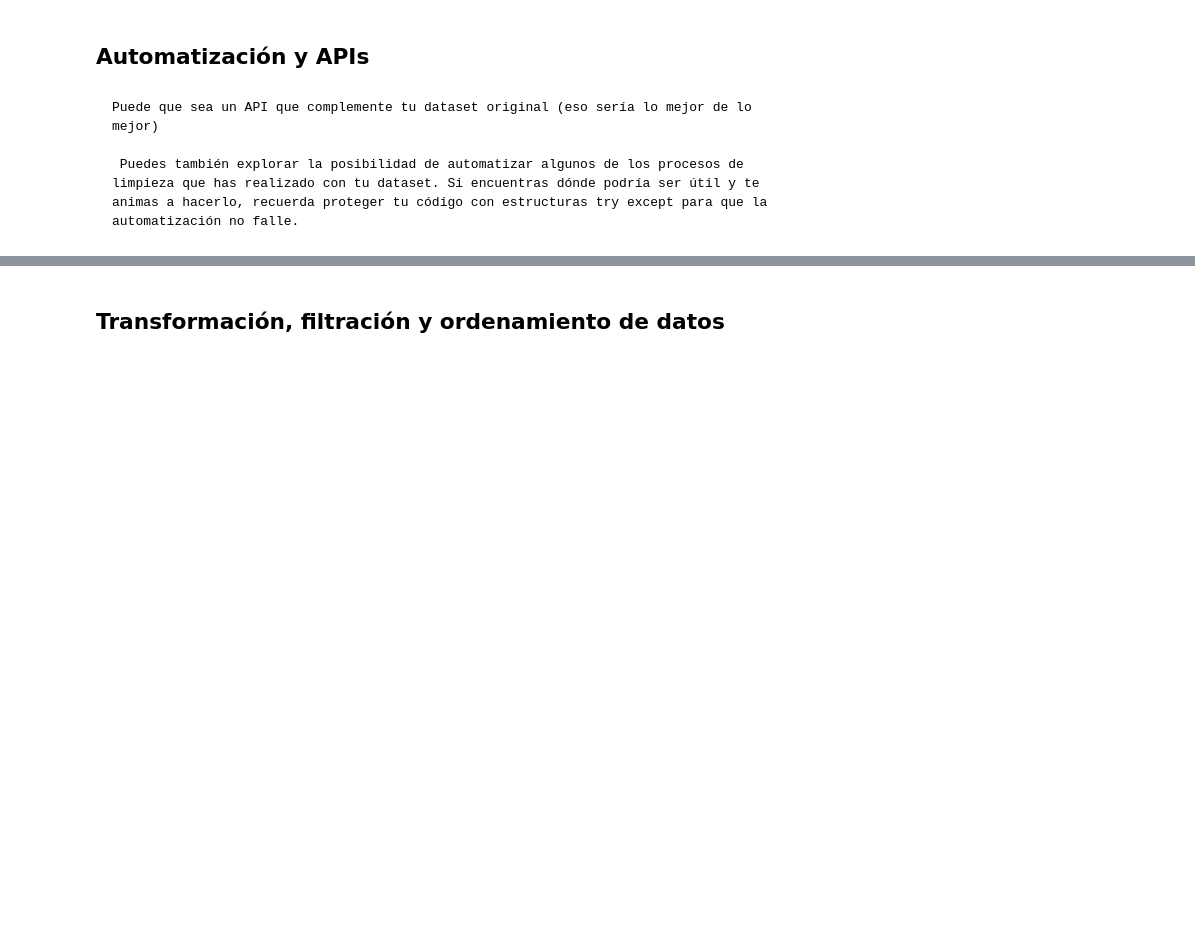
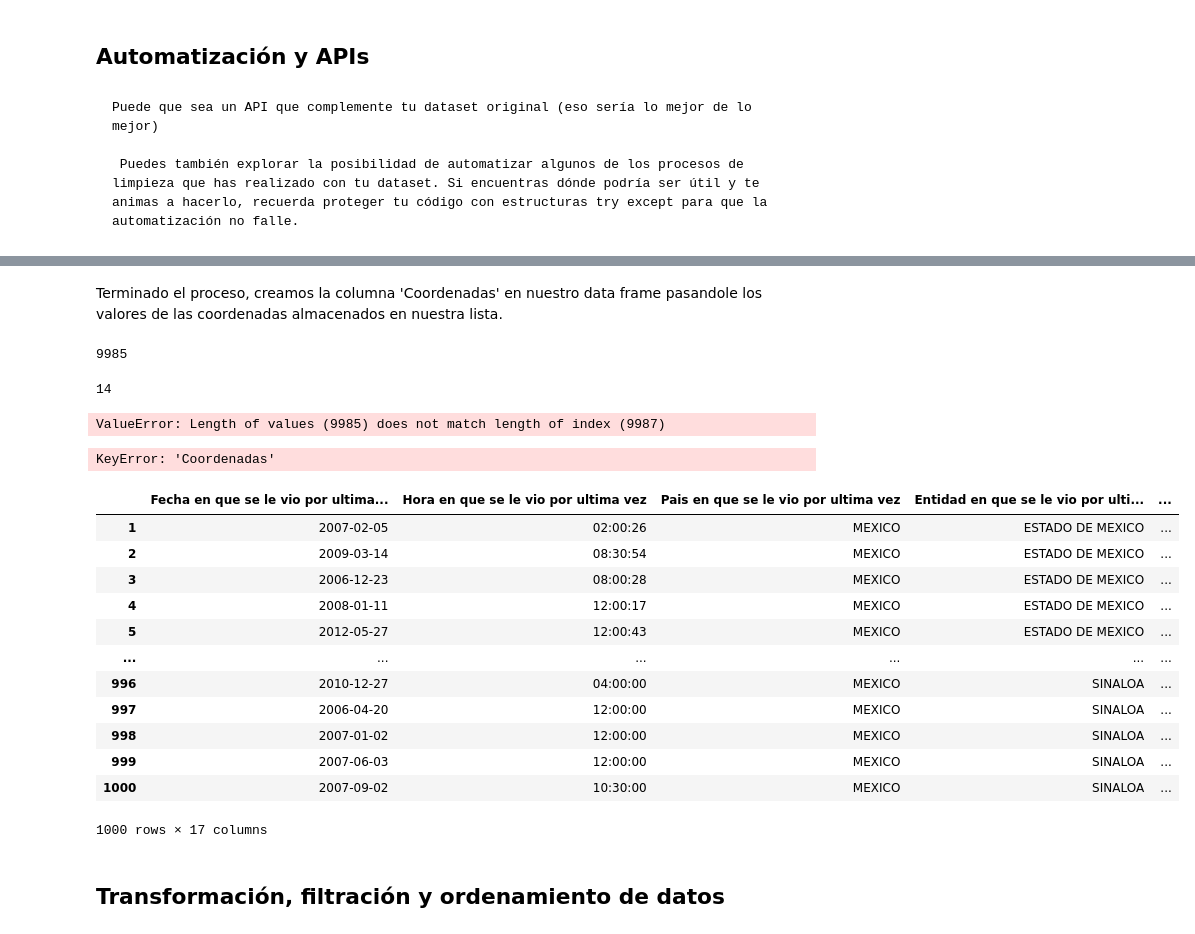
Before and after one commit to MinervaNunez/Proyecto-de-Python-BEDU, a Jupyter notebook: bedu_proyecto_python.ipynb, the cells around one changed output, grey strips where cells are left out. Saved outputs shown, nothing was run; the diff lists cells and outputs as text; code cells hidden in the pictures; blank space fills up the shorter version.

```diff
--- a/bedu_proyecto_python.ipynb
+++ b/bedu_proyecto_python.ipynb
@@ -169,0 +302,3 @@ Dependencia que envio la informacion       | 0
+# %%
+endpoint = 'http://api.positionstack.com/v1/forward?'
+payload = {'access_key': '', 'query': ''}
@@ -169,0 +307,2 @@ Dependencia que envio la informacion       | 0
+# %%
+coordenadas = []
@@ -169,0 +317,13 @@ Dependencia que envio la informacion       | 0
+# %%
+for i in test['Direccion']:
+    payload['query'] = i
+    try:
+        #time.sleep(1)
+        r = requests.get(endpoint, params=payload)
+        if r.status_code == 200:
+            json = r.json()
+            coordenadas.append(f"{json['data'][0]['latitude']}, {json['data'][0]['longitude']}")
+        else:
+           coordenadas.append(np.NaN)
+    except:
+        coordenadas.append(np.NaN)
@@ -170,3 +335,37 @@ Dependencia que envio la informacion       | 0
+# %% [markdown]
+Terminado el proceso, creamos la columna 'Coordenadas' en nuestro data frame pasandole los valores de las coordenadas almacenados en nuestra lista.
+# %%
+len(coordenadas)
+# %% [output]
+9985
+# %%
+pd.Series(coordenadas).isna().sum()
+# %% [output]
+14
+# %%
+test['Coordenadas'] = coordenadas
+# %% [output]
+ValueError: Length of values (9985) does not match length of index (9987)
+# %%
+test['coordenadas'].isna().sum()
+# %% [output]
+KeyError: 'Coordenadas'
+# %%
+test
+# %% [output]
+|  | Fecha en que se le vio por ultima... | Hora en que se le vio por ultima vez | Pais en que se le vio por ultima vez | Entidad en que se le vio por ulti... | ... |
+| 1 | 2007-02-05 | 02:00:26 | MEXICO | ESTADO DE MEXICO | ... |
+| 2 | 2009-03-14 | 08:30:54 | MEXICO | ESTADO DE MEXICO | ... |
+| 3 | 2006-12-23 | 08:00:28 | MEXICO | ESTADO DE MEXICO | ... |
+| 4 | 2008-01-11 | 12:00:17 | MEXICO | ESTADO DE MEXICO | ... |
+| 5 | 2012-05-27 | 12:00:43 | MEXICO | ESTADO DE MEXICO | ... |
+| ... | ... | ... | ... | ... | ... |
+| 996 | 2010-12-27 | 04:00:00 | MEXICO | SINALOA | ... |
+| 997 | 2006-04-20 | 12:00:00 | MEXICO | SINALOA | ... |
+| 998 | 2007-01-02 | 12:00:00 | MEXICO | SINALOA | ... |
+| 999 | 2007-06-03 | 12:00:00 | MEXICO | SINALOA | ... |
+| 1000 | 2007-09-02 | 10:30:00 | MEXICO | SINALOA | ... |
+1000 rows × 17 columns
 # %% [markdown]
 ## Transformación, filtración y ordenamiento de datos
 # %% [markdown]
```
Also changed, not shown: parts of 26 cells of this notebook.
